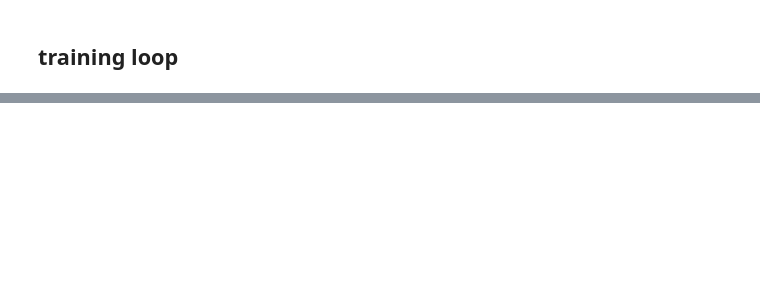
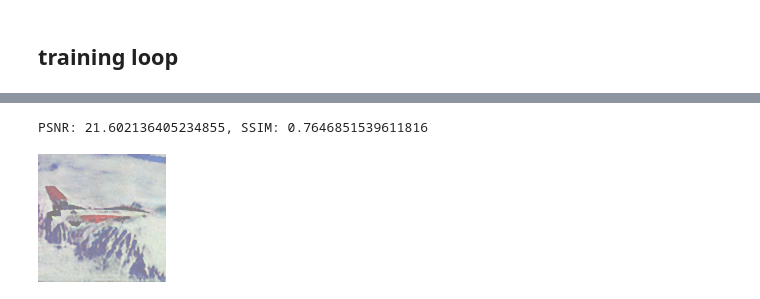
Before and after one commit to Darth-Phoenix/Accelerating-DDPM-with-DIP-based-Initial-Priors, a Jupyter notebook: main.ipynb, the cells around one changed output, grey strips where cells are left out. Cells and saved outputs as stored; diff of their text form; code cells hidden in the pictures; blank space fills up the shorter version.

```diff
--- a/main.ipynb
+++ b/main.ipynb
@@ -298 +284,31 @@ Epoch 3000/15000, Loss: 0.04931492730975151, PSNR: 19.816293626083386, SSIM: 0.6
 ... (48 outputs left out)
+# %%
+if num_epochs == 0:
+    plt.imsave(f'result.png', np.clip(out_np, 0, 1).transpose(1, 2, 0))
+else:
+    sampled_images = diffusion.sample(batch_size=1)
+
+    # Ensure the sampled images have the correct shape
+    sampled_images = sampled_images.cpu().detach()
+    sampled_image = sampled_images[0]  # Remove batch dimension
+
+    # Denormalize the image from [-1, 1] to [0, 1]
+    sampled_image = (sampled_image + 1) / 2
+    sampled_image = sampled_image.clamp(0, 1)
+
+    # calculate PSNR_noisy PSRN_gt
+    psnr = peak_signal_noise_ratio(img_np, sampled_image.cpu().detach().numpy())
+
+    # calculate ssim
+    ssim = structural_similarity(img_np, sampled_image.cpu().detach().numpy(), win_size=7,channel_axis=0, data_range=1.0, multichannel=True)
+
+
+    print(f"PSNR: {psnr}, SSIM: {ssim}")
+
+    # Convert to PIL Image
+    sampled_image_pil = transforms.ToPILImage()(sampled_image)
+    display(sampled_image_pil)
+    sampled_image_pil.save(f"result.png")
+# %% [output]
+PSNR: 21.602136405234855, SSIM: 0.7646851539611816
+[figure, added]
```
Also changed, not shown: parts of 7 cells of this notebook, 2 other files.
